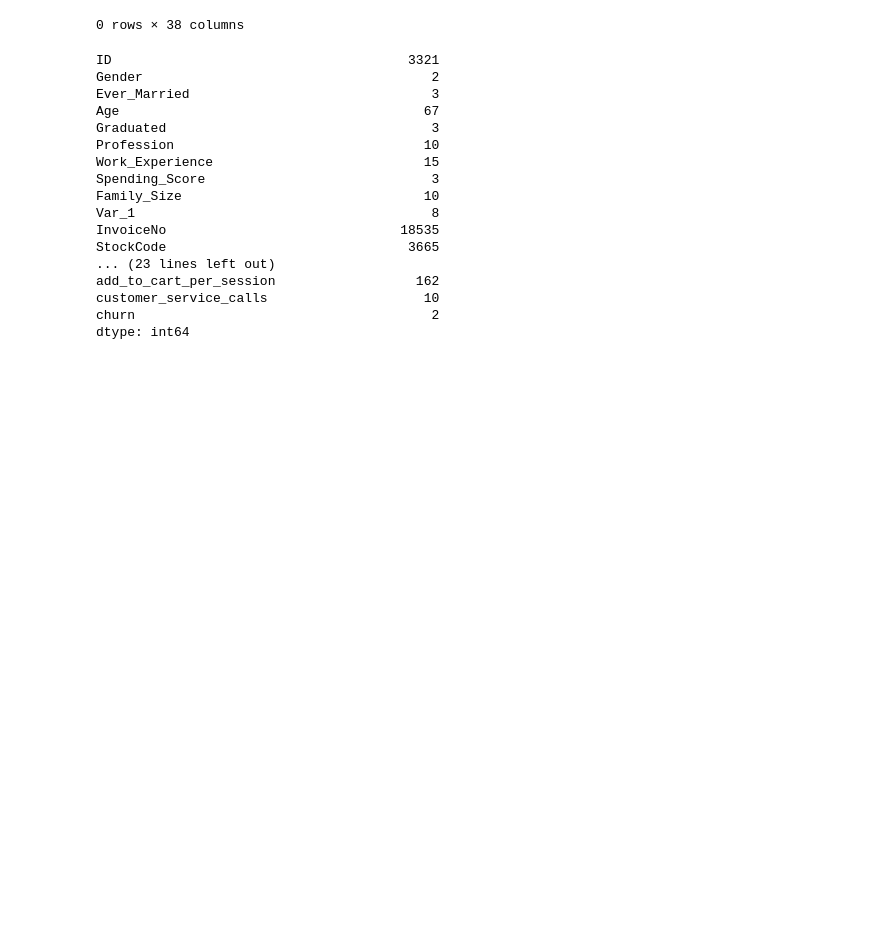
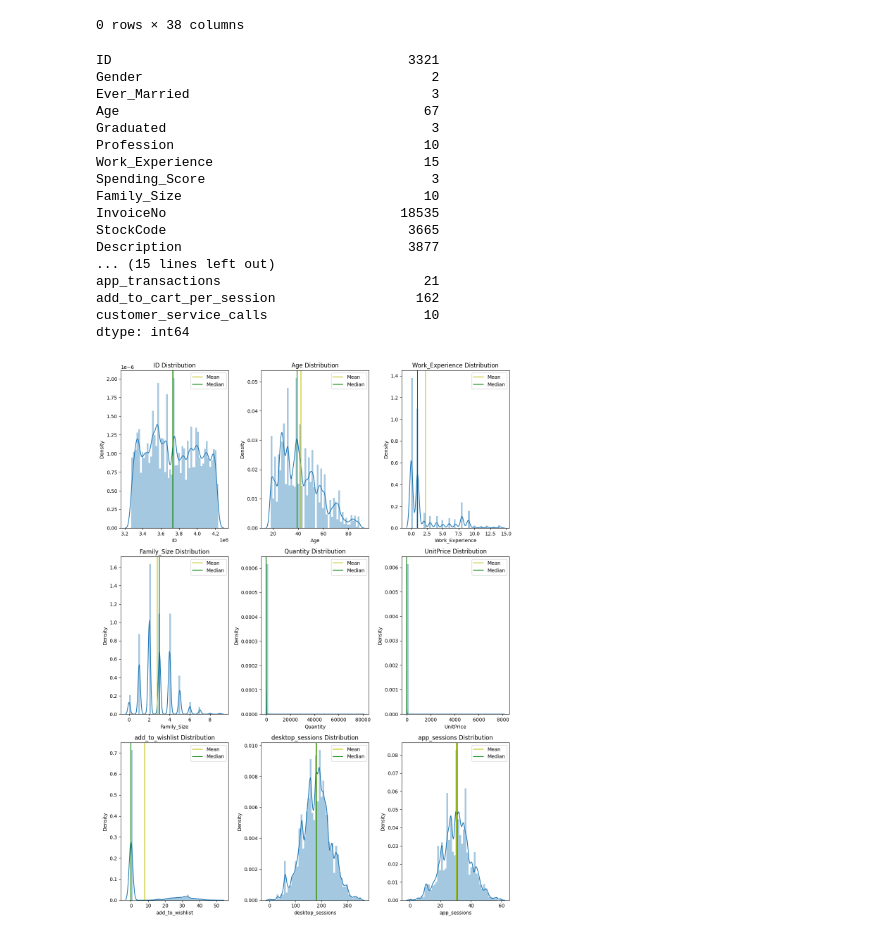
Before and after one commit to DhananJayKumarMV/Customer_Segmentation, a Jupyter notebook: Customer_Segmentation.ipynb, the cells around one changed output. Saved outputs shown, nothing was run; the diff lists cells and outputs as text; code cells hidden in the pictures; blank space fills up the shorter version.

```diff
--- a/Customer_Segmentation.ipynb
+++ b/Customer_Segmentation.ipynb
@@ -613,7 +635,7 @@ preprocessed_data[preprocessed_data.duplicated()]
 |  | ID | Gender | Ever_Married | Age | Graduated | Profession | Work_Experience | Spending_Score | ... |
 0 rows × 38 columns
 # %%
-preprocessed_data.nunique()
+preprocessed_data2.nunique()
 # %% [output]
 ID                                      3321
 Gender                                     2
@@ -624,11 +646,28 @@ Profession                                10
 Work_Experience                           15
 Spending_Score                             3
 Family_Size                               10
-Var_1                                      8
 InvoiceNo                              18535
 StockCode                               3665
-... (23 lines left out)
+Description                             3877
+... (15 lines left out)
+app_transactions                          21
 add_to_cart_per_session                  162
 customer_service_calls                    10
-churn                                      2
 dtype: int64
+# %%
+plt.figure(figsize=(12,16))
+
+for i, j in enumerate(preprocessed_data2.describe().columns[:9]):
+    plt.subplot(3,3, i+1)
+    sns.distplot(x=preprocessed_data2[j])
+    plt.xlabel(j)
+    plt.title('{} Distribution'.format(j))
+    plt.axvline(preprocessed_data2[j].mean(), label='Mean', color='y')
+    plt.axvline(preprocessed_data2[j].median(), label='Median', color='g')
+    plt.subplots_adjust(wspace=.2, hspace=.5)
+    plt.legend()
+    plt.tight_layout()
+# plt.savefig('hist.png')
+plt.show()
+# %% [output]
+[figure, added]
```
Also changed, not shown: parts of 12 cells of this notebook, 2 other files.
